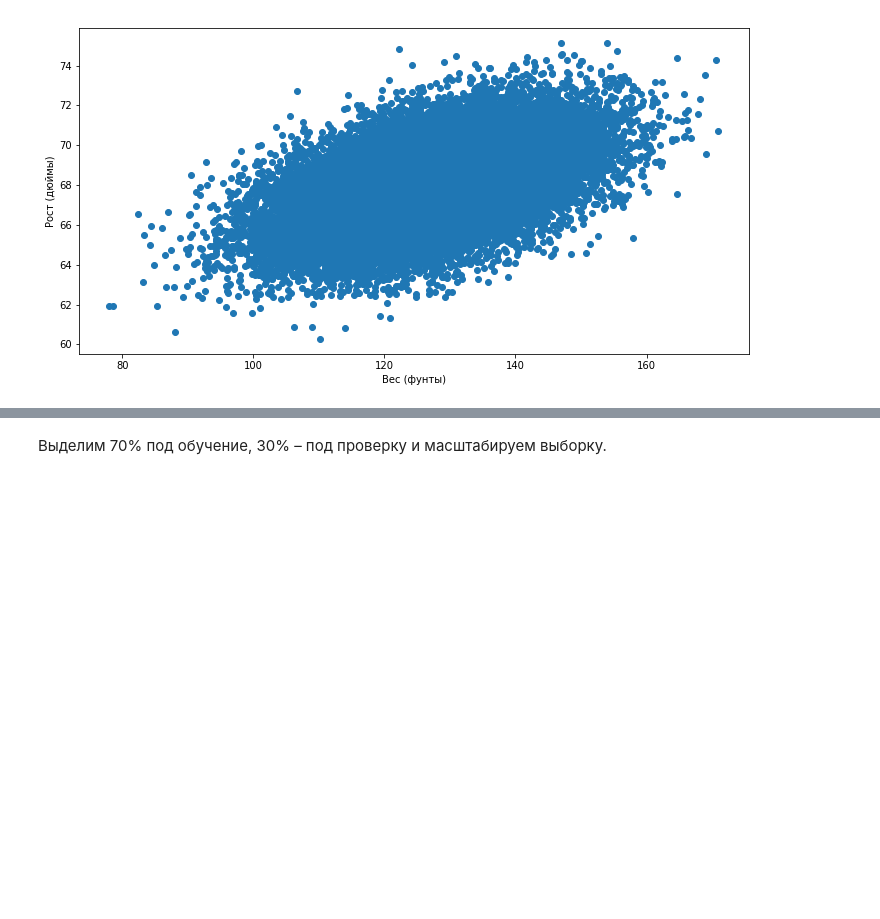
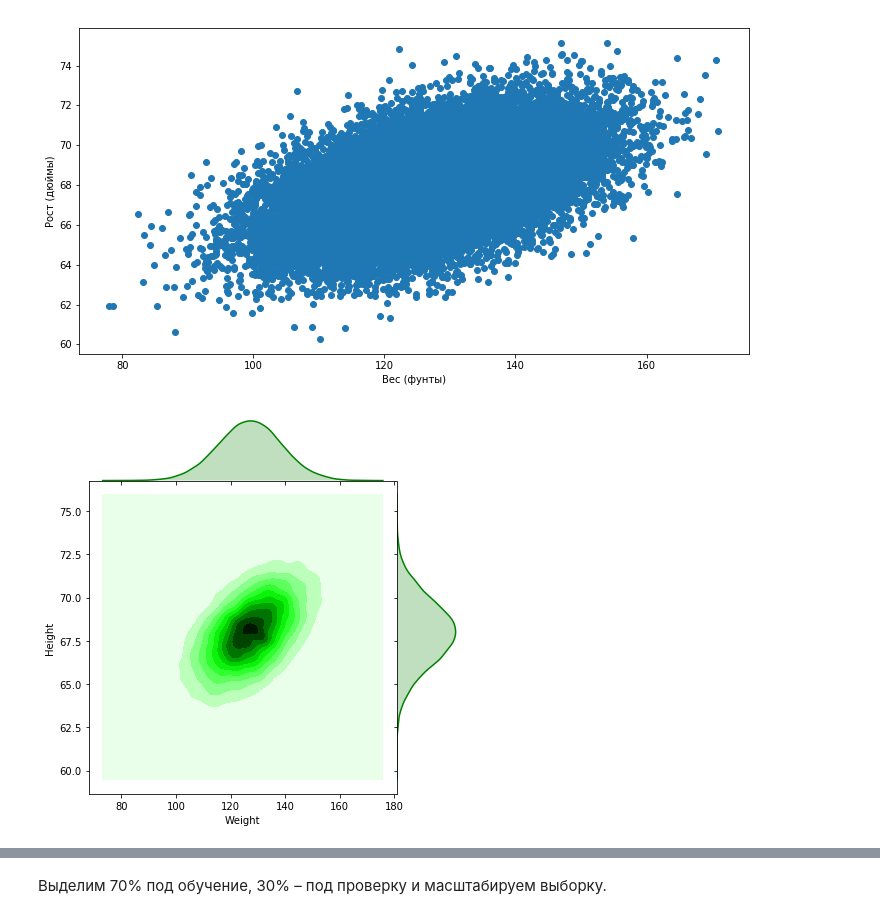
Before and after one commit to zarkaltair/Data-Scientist, a Jupyter notebook: Scikit-learn/mlcourse.ai/Task_8_vowpal_wabbit/mlcourse_ai_task_8_home_work.ipynb, the cells around one changed output, grey strips where cells are left out. Saved outputs shown, nothing was run; the diff lists cells and outputs as text; code cells hidden in the pictures; blank space fills up the shorter version.

```diff
--- a/Scikit-learn/mlcourse.ai/Task_8_vowpal_wabbit/mlcourse_ai_task_8_home_work.ipynb
+++ b/Scikit-learn/mlcourse.ai/Task_8_vowpal_wabbit/mlcourse_ai_task_8_home_work.ipynb
@@ -75,3 +75,7 @@ plt.xlabel('Вес (фунты)')
 plt.ylabel('Рост (дюймы)');
 # %% [output]
 [figure]
+# %%
+sns.jointplot(x='Weight', y='Height', data=data_demo, kind="kde", space=0, color="g");
+# %% [output]
+[figure, added]
```
Also changed, not shown: parts of 2 cells of this notebook, 1 other file.
